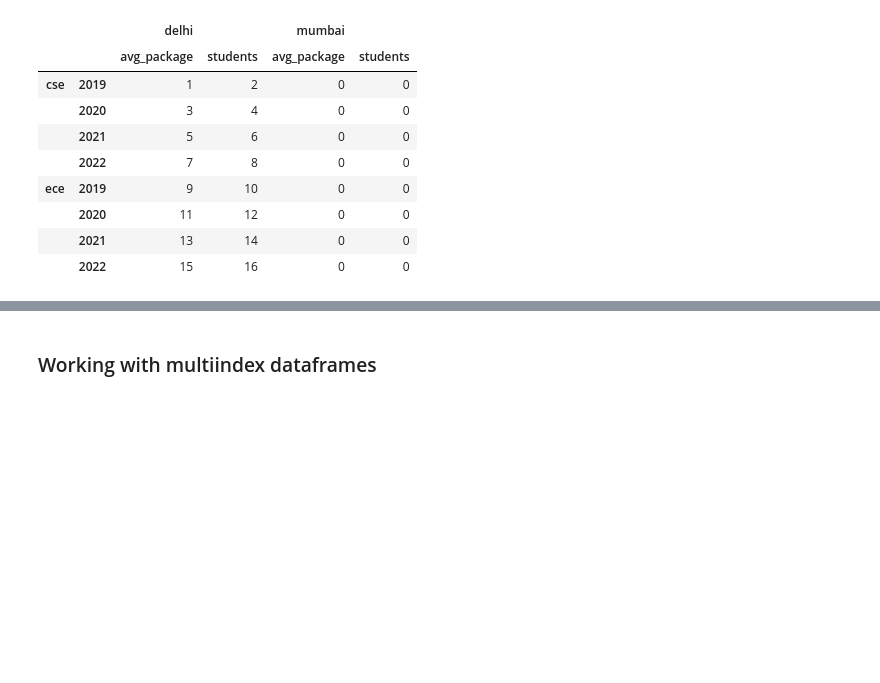
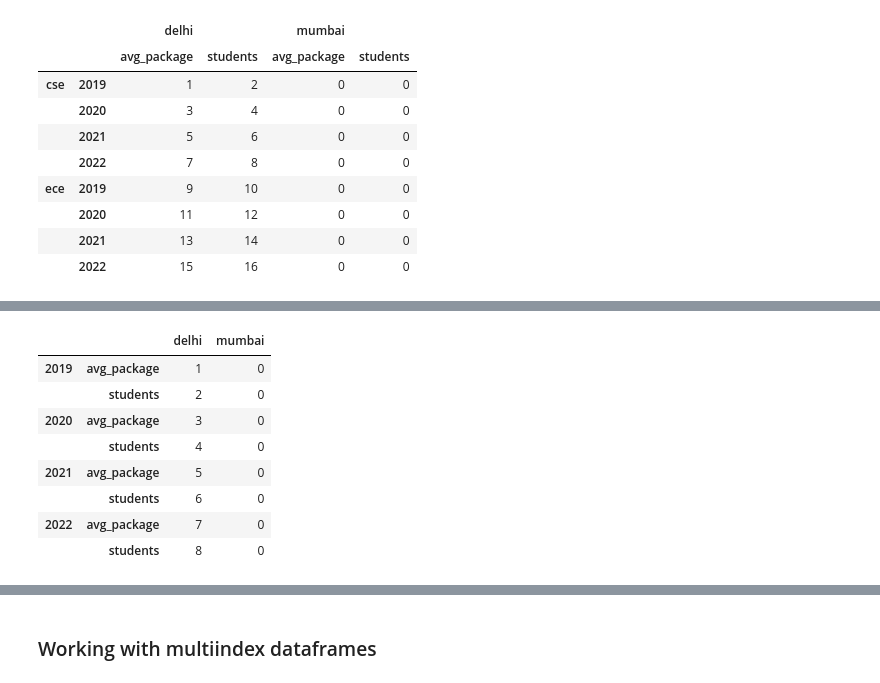
Before and after one commit to therudradev/Python_Programming, a Jupyter notebook: session_21_multiindex_objects.ipynb, the cells around one changed output, grey strips where cells are left out. Drawn from its saved outputs; the diff is of its cells as text; code cells hidden in the pictures; blank space fills up the shorter version.

```diff
--- a/session_21_multiindex_objects.ipynb
+++ b/session_21_multiindex_objects.ipynb
@@ -205,0 +256,12 @@ branch_df3
+# %%
+branch_df2.stack()
+# %% [output]
+|  |  | delhi | mumbai |
+| 2019 | avg_package | 1 | 0 |
+|  | students | 2 | 0 |
+| 2020 | avg_package | 3 | 0 |
+|  | students | 4 | 0 |
+| 2021 | avg_package | 5 | 0 |
+|  | students | 6 | 0 |
+| 2022 | avg_package | 7 | 0 |
+|  | students | 8 | 0 |
```
Also changed, not shown: parts of 36 cells of this notebook.
